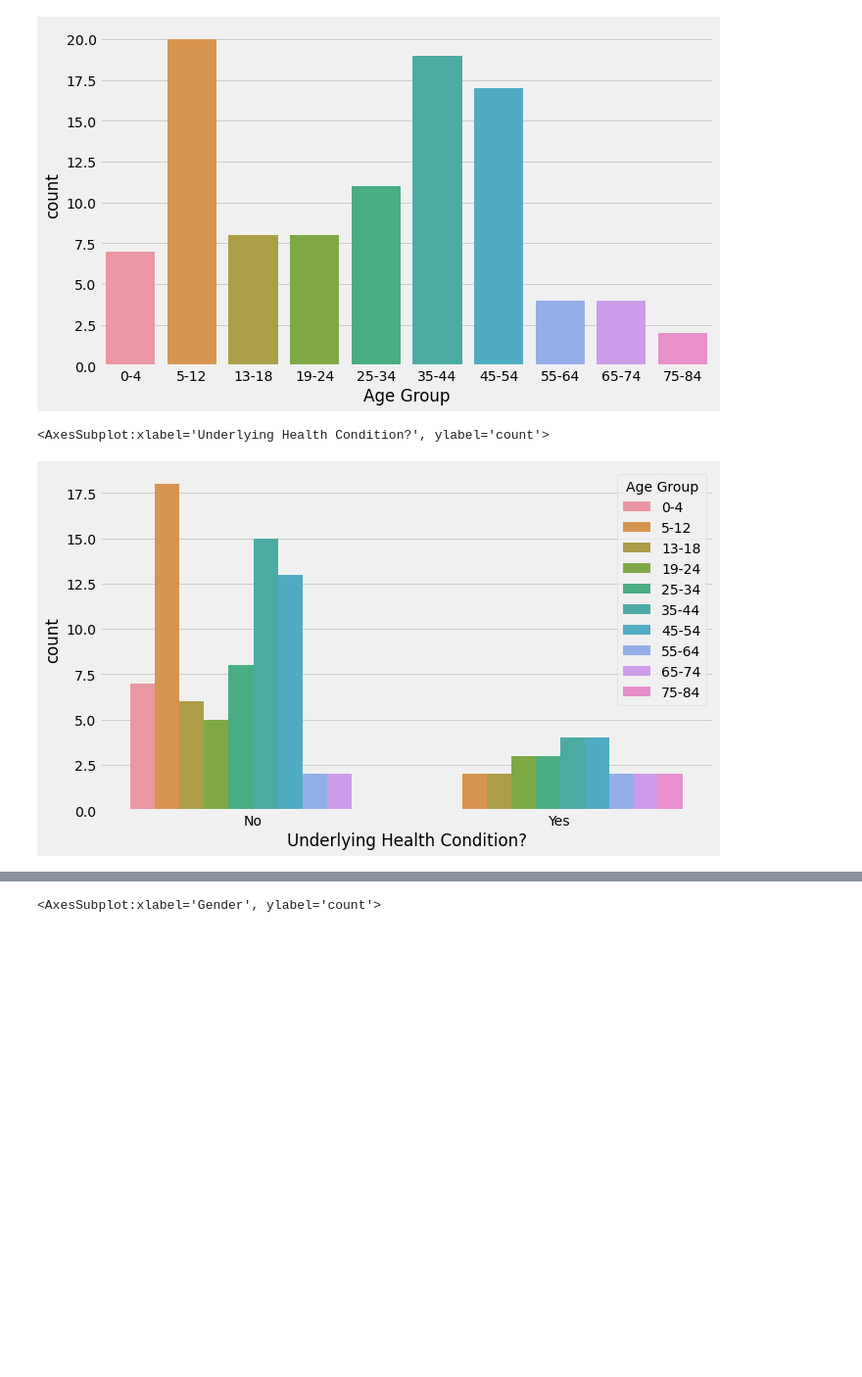
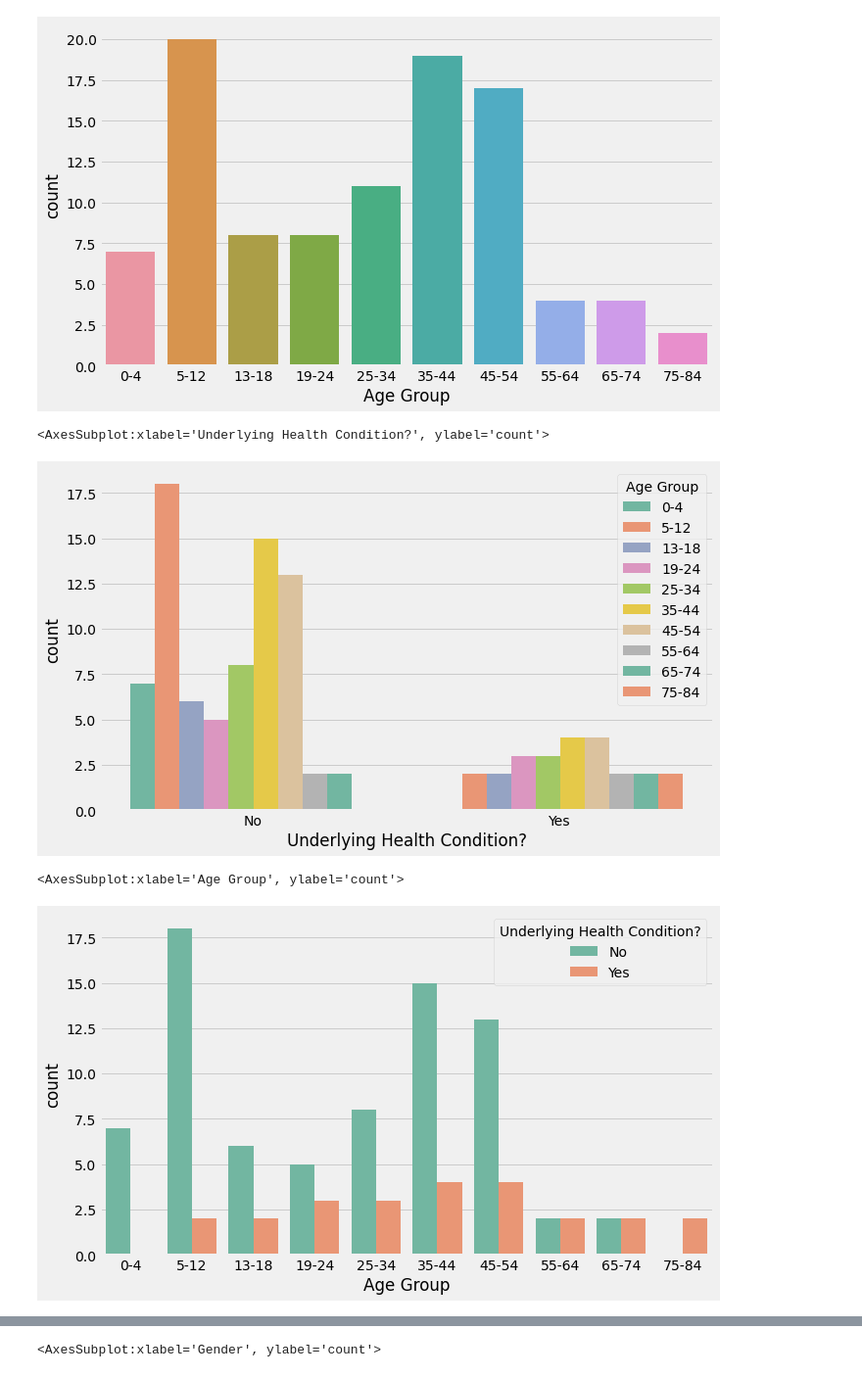
Before and after one commit to Cormac88/PDA_Project_Covid-19, a Jupyter notebook: simulated_covid_data.ipynb, the cells around one changed output, grey strips where cells are left out. Shown at 98% size. Drawn from its saved outputs; the diff is of its cells as text; code cells hidden in the pictures; blank space fills up the shorter version.

```diff
--- a/simulated_covid_data.ipynb
+++ b/simulated_covid_data.ipynb
@@ -373,5 +546,12 @@ sns.histplot(data = dfcovid, hue )
 # %%
-sns.countplot(x = 'Underlying Health Condition?', data = dfcovid, hue = 'Age Group')
+sns.countplot(x = 'Underlying Health Condition?', data = dfcovid,
+              hue = 'Age Group', palette = 'Set2')
 # %% [output]
 <AxesSubplot:xlabel='Underlying Health Condition?', ylabel='count'>
-[figure, old version]
+[figure, new version]
+# %%
+sns.countplot(x = 'Age Group', data = dfcovid,
+              hue = 'Underlying Health Condition?', palette = 'Set2')
+# %% [output]
+<AxesSubplot:xlabel='Age Group', ylabel='count'>
+[figure, added]
```
Also changed, not shown: parts of 21 cells of this notebook.
